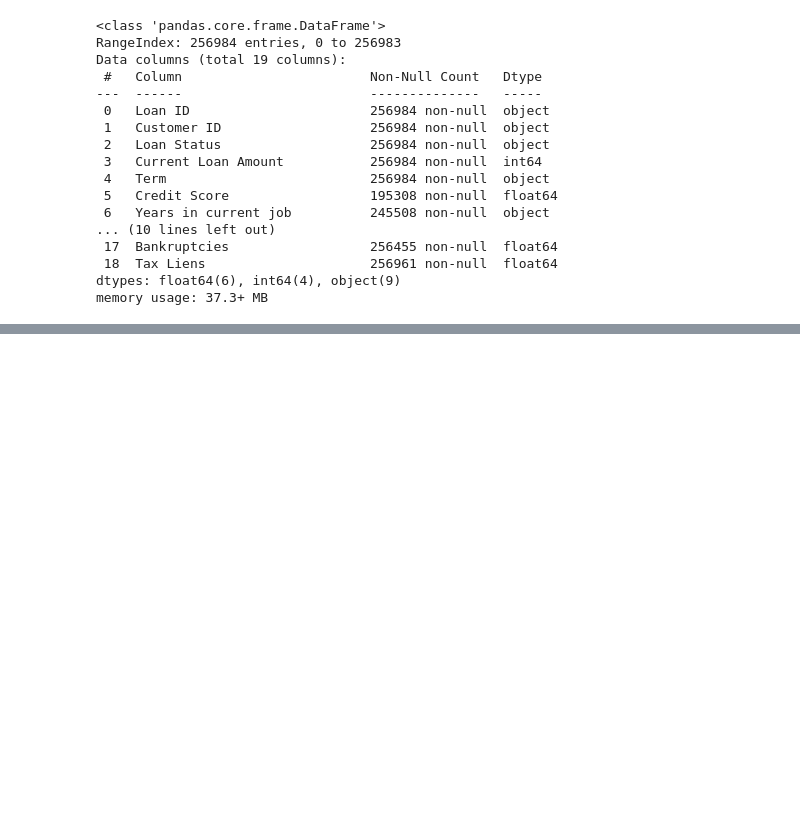
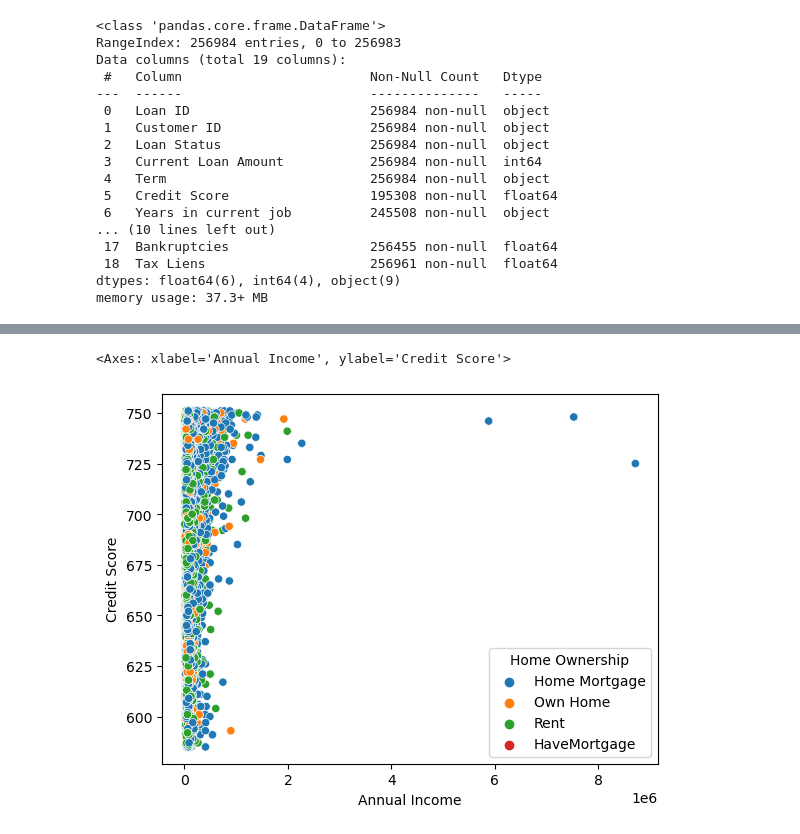
Before and after one commit to zafermesut/ai-crash-course, a Jupyter notebook: Homeworks/Loan Prediction/Loan Prediction.ipynb, the cells around one changed output, grey strips where cells are left out. Cells and saved outputs as stored; diff of their text form; code cells hidden in the pictures; blank space fills up the shorter version.

```diff
--- a/Homeworks/Loan Prediction/Loan Prediction.ipynb
+++ b/Homeworks/Loan Prediction/Loan Prediction.ipynb
@@ -141,0 +253,5 @@ df.shape
+# %%
+sns.scatterplot(x='Annual Income', y='Credit Score', hue='Home Ownership' ,data=df)
+# %% [output]
+<Axes: xlabel='Annual Income', ylabel='Credit Score'>
+[figure, added]
```
Also changed, not shown: parts of 34 cells of this notebook, 2 other files.
